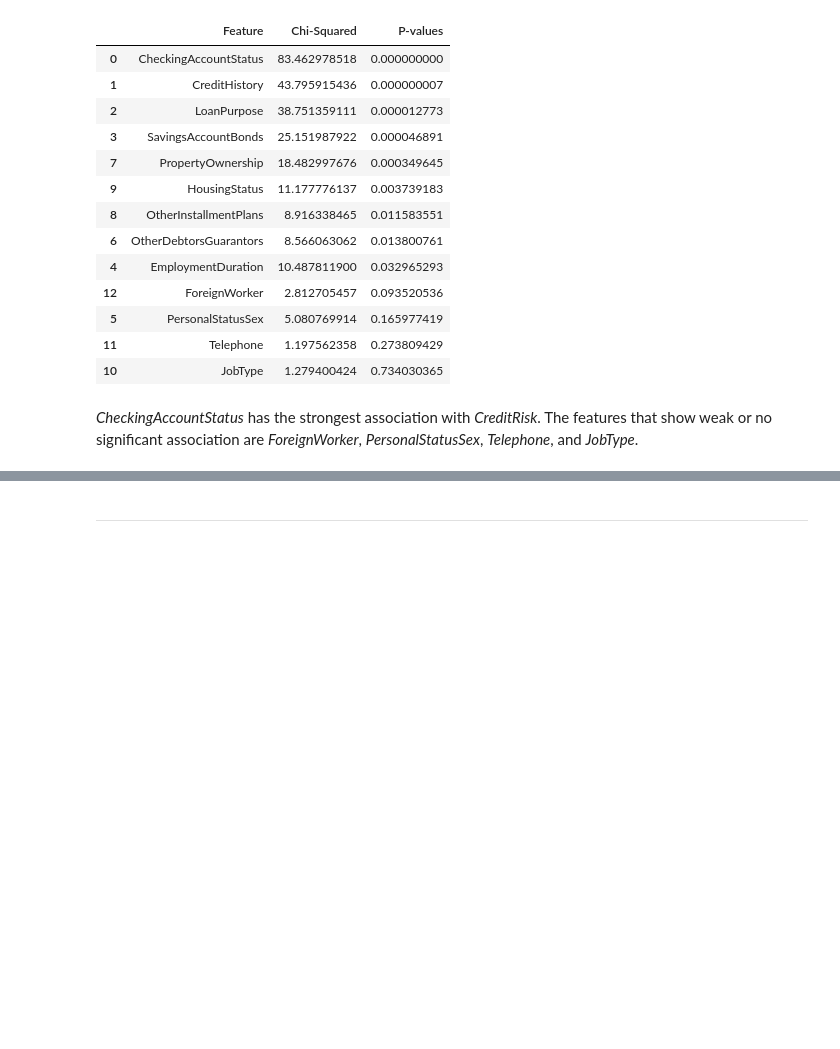
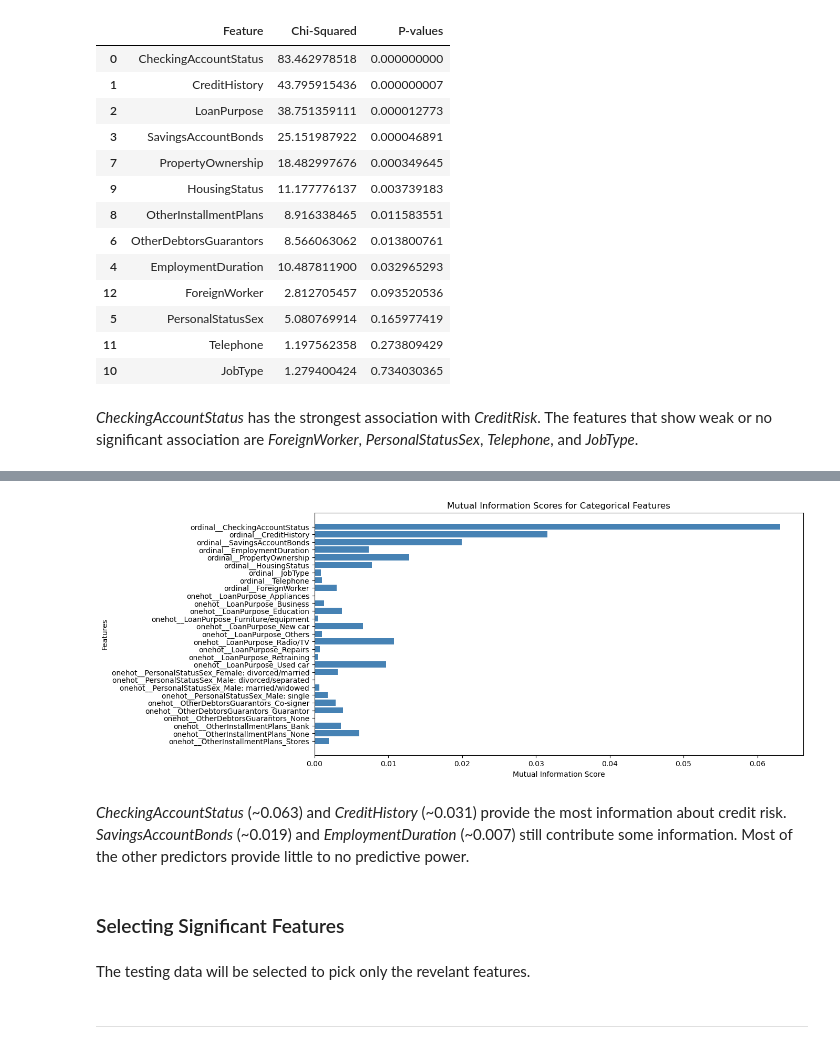
Before and after one commit to SMemic4/Credit-Risk-Classification, a Jupyter notebook: notebooks/credit_card_risk_classificaiton.ipynb, the cells around one changed output, grey strips where cells are left out. Drawn from its saved outputs; the diff is of its cells as text; code cells hidden in the pictures; blank space fills up the shorter version.

```diff
--- a/notebooks/credit_card_risk_classificaiton.ipynb
+++ b/notebooks/credit_card_risk_classificaiton.ipynb
@@ -1531,0 +1536,37 @@ chi2_df
+# %%
+from sklearn.compose import ColumnTransformer
+from sklearn.preprocessing import OneHotEncoder, OrdinalEncoder
+
+cat_features = X_train.select_dtypes(object).columns.tolist()
+ohe_cat = ['LoanPurpose', 'PersonalStatusSex', 'OtherDebtorsGuarantors', 'OtherInstallmentPlans']
+ordinal_cat = [feature for feature in cat_features if feature not in ohe_cat] # Faster way of determining features for ordinal encoding rather than listing them out
+
+
+ordinal_categories = [["No checking account", "<0 DM", "0<= ...<200 DM", ">=200 DM"],  # CheckingAccountStatus
+                      ["No credits/perfect", "Perfect at bank", "Good repayment", "Delays", "Critical/other credits"],  # CreditHistory
+                      ["Unknown/None", "<100 DM", "100-499 DM", "500-999 DM", ">=1000 DM"],  # SavingsAccountBonds
+                      ["Unemployed", "<1 year", "1-3 years", "4-6 years", ">=7 years"],  # EmploymentDuration
+                      ["Unknown/None", "Car/other property", "Savings/life insurance", "Real estate"],  # PropertyOwnership
+                      ["For free", "Rent", "Own"],  # HousingStatus
+                      ["Unemployed/non-resident", "Unskilled/resident", "Skilled employee", "Management/highly qualified"],  # JobType
+                      ["None", "Yes"],  # Telephone
+                      ["No", "Yes"]]  # ForeignWorker
+
+ct = ColumnTransformer([('ordinal', OrdinalEncoder(categories = ordinal_categories), ordinal_cat),
+                        ('onehot', OneHotEncoder(handle_unknown = 'ignore'), ohe_cat)]) # Handle_unknown is used just in case a category does not appear in the testing data
+
+X_train_cat_encoded = ct.fit_transform(X_train[cat_features])  # Fit & transform training data
+X_test_cat_encoded = ct.transform(X_test[cat_features])  # Transform test data (no fit)
+
+feature_names = ct.get_feature_names_out()
+
+X_train_cat_encoded_df = pd.DataFrame( data = X_train_cat_encoded, columns = feature_names)
+X_test_cat_encoded_df = pd.DataFrame(data = X_test_cat_encoded, columns = feature_names)
+# %%
+from sklearn.feature_selection import mutual_info_classif
+
+# Computing the mutual information between categorical features and target feature
+MI_scores = mutual_info_classif(X = X_train_cat_encoded_df, y = y_train, discrete_features = True, random_state = 42, n_jobs = -1)
+# %%
+MI_results = pd.DataFrame({'Feature' : feature_names, 'MI Score' : MI_scores})
+MI_results.sort_values(by = 'MI Score', ascending = False)
@@ -1531,0 +1591,16 @@ chi2_df
+# %%
+plt.figure(figsize=(12, 6))
+plt.barh(MI_results['Feature'], MI_results['MI Score'], color='steelblue')
+plt.xlabel('Mutual Information Score')
+plt.ylabel('Features')
+plt.title('Mutual Information Scores for Categorical Features')
+plt.gca().invert_yaxis()  # Highest scores on top
+plt.show()
+# %% [output]
+[figure, added]
+# %% [markdown]
+*CheckingAccountStatus* (~0.063) and *CreditHistory* (~0.031) provide the most information about credit risk. *SavingsAccountBonds* (~0.019) and *EmploymentDuration* (~0.007) still contribute some information. Most of the other predictors provide little to no predictive power.
+# %% [markdown]
+### Selecting Significant Features
+# %% [markdown]
+The testing data will be selected to pick only the revelant features.
```
Also changed, not shown: parts of 10 cells of this notebook.
